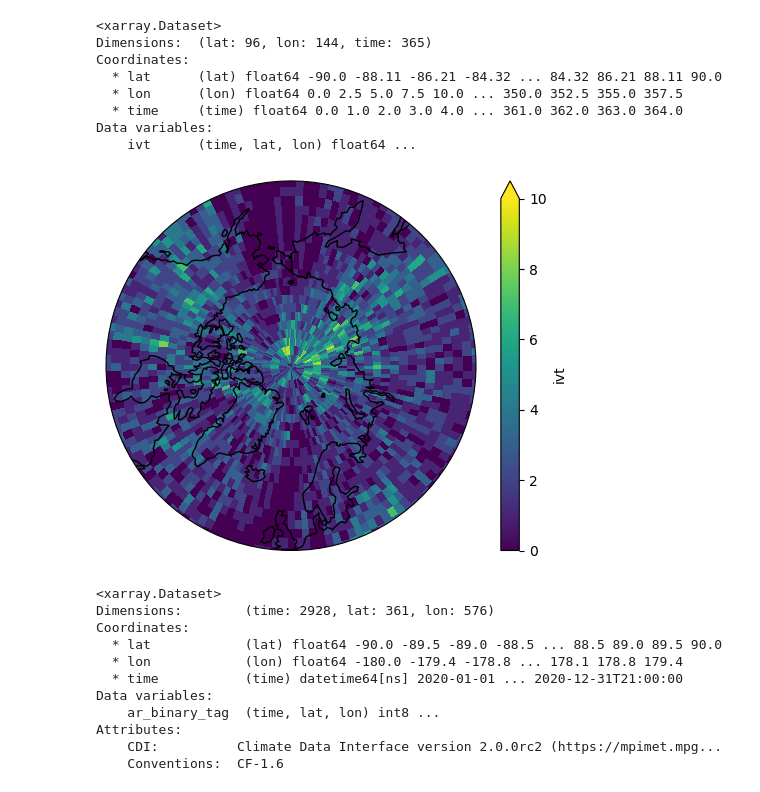
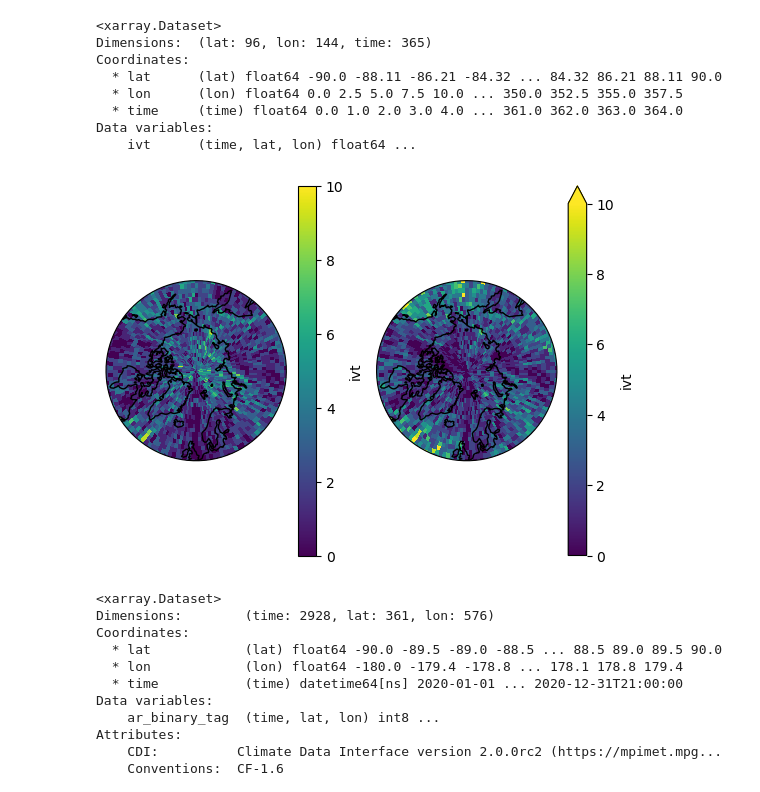
Before and after one commit to eScience-course/Tjaernoe2022-group5, a Jupyter notebook: notebooks/Remy/test_AR.ipynb, the cells around one changed output. Drawn from its saved outputs; the diff is of its cells as text; code cells hidden in the pictures.

```diff
--- a/notebooks/Remy/test_AR.ipynb
+++ b/notebooks/Remy/test_AR.ipynb
@@ -15,7 +15,8 @@ from matplotlib import rc,animation
 from matplotlib.animation import FuncAnimation
 from IPython import display
 # %%
-AR = xr.open_dataset('2014.nc')
+AR = xr.open_dataset('2013.nc')
+AR_crit = xr.open_dataset('2013_crit.nc')
 # %%
 AR
 # %% [output]
@@ -28,19 +29,31 @@ Coordinates:
 Data variables:
     ivt      (time, lat, lon) float64 ...
 # %%
-ax1 = plt.subplot(1,1,1,projection=ccrs.NorthPolarStereo())
+ax1 = plt.subplot(1,2,1,projection=ccrs.NorthPolarStereo())
 ax1.set_extent([-180,180,50,90], ccrs.PlateCarree())
 ax1.add_feature(cartopy.feature.LAND,edgecolor='k',zorder=4,facecolor=(0.5,0.5,0.5,0))
 theta = np.linspace(0, 2*np.pi, 100)
 center, radius = [0.5, 0.5], 0.5
 verts = np.vstack([np.sin(theta), np.cos(theta)]).T
 circle = mpath.Path(verts * radius + center)
 ax1.set_boundary(circle, transform=ax1.transAxes)
 
 xr.plot.pcolormesh(AR.ivt.sum(dim='time'),transform=ccrs.PlateCarree(),vmax=10)
+
+ax2 = plt.subplot(1,2,2,projection=ccrs.NorthPolarStereo())
+ax2.set_extent([-180,180,50,90], ccrs.PlateCarree())
+ax2.add_feature(cartopy.feature.LAND,edgecolor='k',zorder=4,facecolor=(0.5,0.5,0.5,0))
+theta = np.linspace(0, 2*np.pi, 100)
+center, radius = [0.5, 0.5], 0.5
+verts = np.vstack([np.sin(theta), np.cos(theta)]).T
+circle = mpath.Path(verts * radius + center)
+ax2.set_boundary(circle, transform=ax2.transAxes)
+
+xr.plot.pcolormesh(AR_crit.ivt.sum(dim='time'),transform=ccrs.PlateCarree(),vmax=10)
+
 plt.show()
 # %% [output]
-[figure, old version]
+[figure, new version]
 # %%
 wille = xr.open_dataset('../../data/AR_detection_2020.nc4')
 wille
```
Also changed, not shown: 9 other files.
